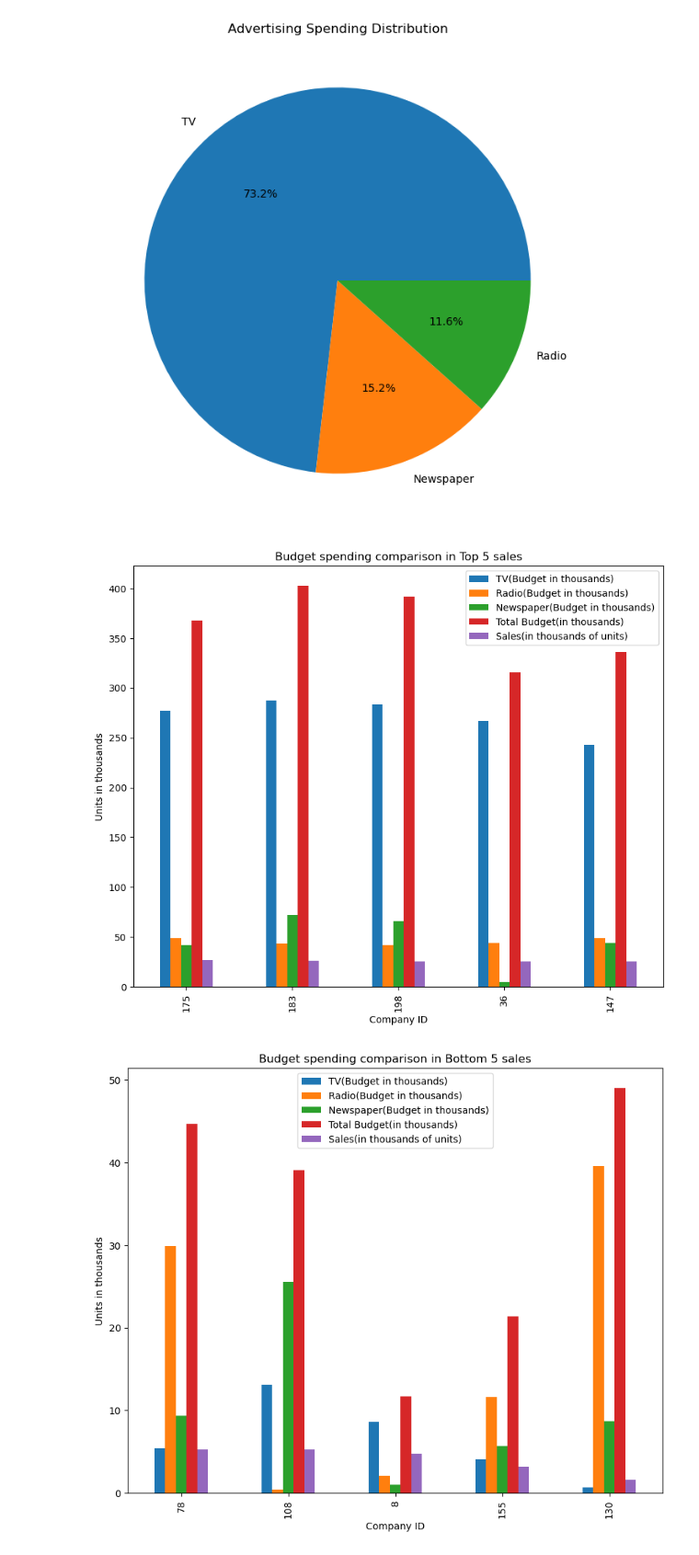
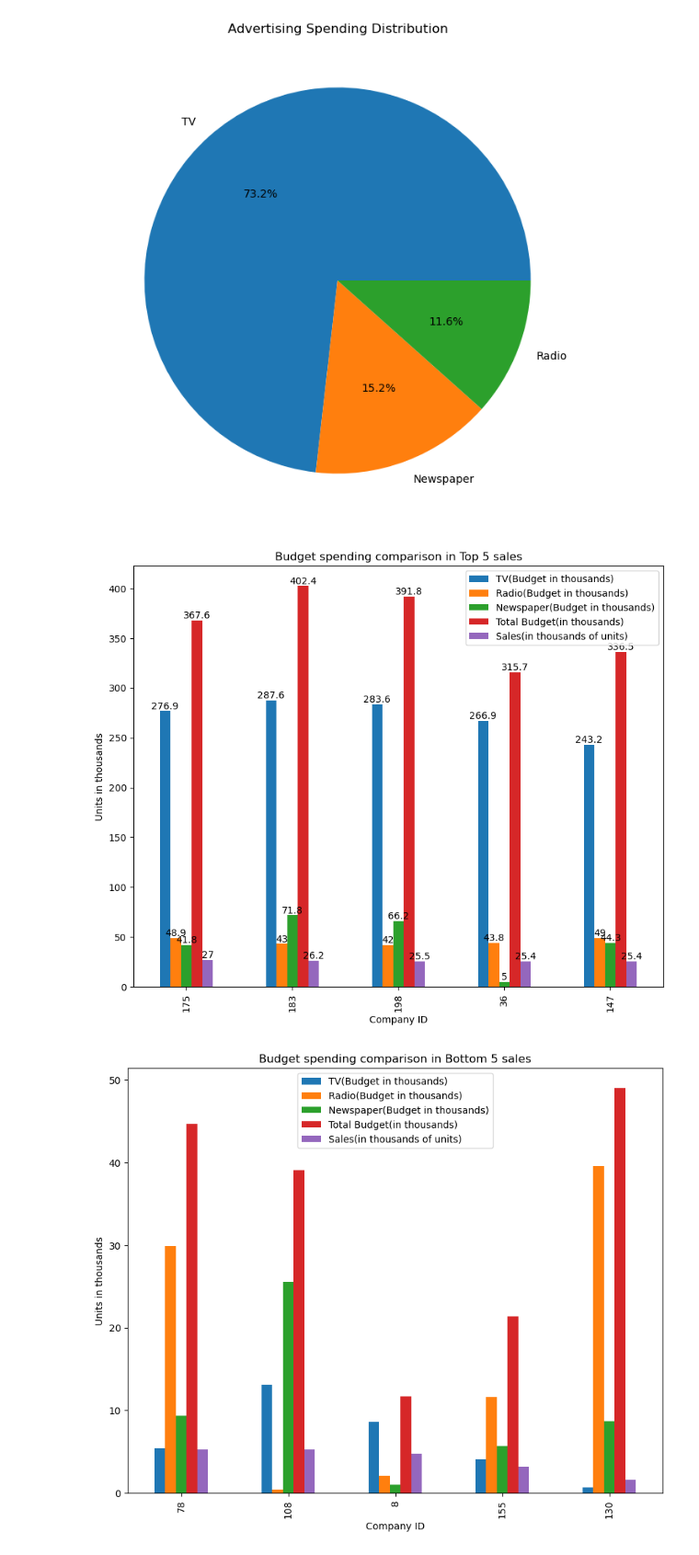
Before and after one commit to ricsalazar810/project-one, a Jupyter notebook: main.ipynb, the cells around one changed output. Shown at 92% size. Drawn from its saved outputs; the diff is of its cells as text; code cells hidden in the pictures.

```diff
--- a/main.ipynb
+++ b/main.ipynb
@@ -259,19 +259,21 @@ plt.savefig("Images/Advertising Spending Distribution.png",bbox_inches='tight')
 # %%
 #Show top 5 and bottom 5 companies by sales
 sales_df = r_ad_data.sort_values('Sales(in thousands of units)', ascending=False)
 sales_df = sales_df[["TV(Budget in thousands)", "Radio(Budget in thousands)", "Newspaper(Budget in thousands)",
                      "Total Budget(in thousands)", "Sales(in thousands of units)"]]
 
 top_5 = sales_df.head(5)
 bottom_5 = sales_df.tail(5)
 
 figure1 = top_5.plot(kind="bar",figsize=(10,8),
                                    title="Budget spending comparison in Top 5 sales",
                                    xlabel="Company ID",
                                    ylabel="Units in thousands")
+for container in figure1.containers:
+    figure1.bar_label(container)
 plt.savefig("Images/Budget spending comparison in Top 5 sales.png",bbox_inches='tight')
 # %% [output]
-[figure, old version]
+[figure, new version]
 # %%
 figure2 = bottom_5.plot(kind="bar",figsize=(10,8),
                                    title="Budget spending comparison in Bottom 5 sales",
```
Also changed, not shown: parts of 1 cell of this notebook, 1 other file.
